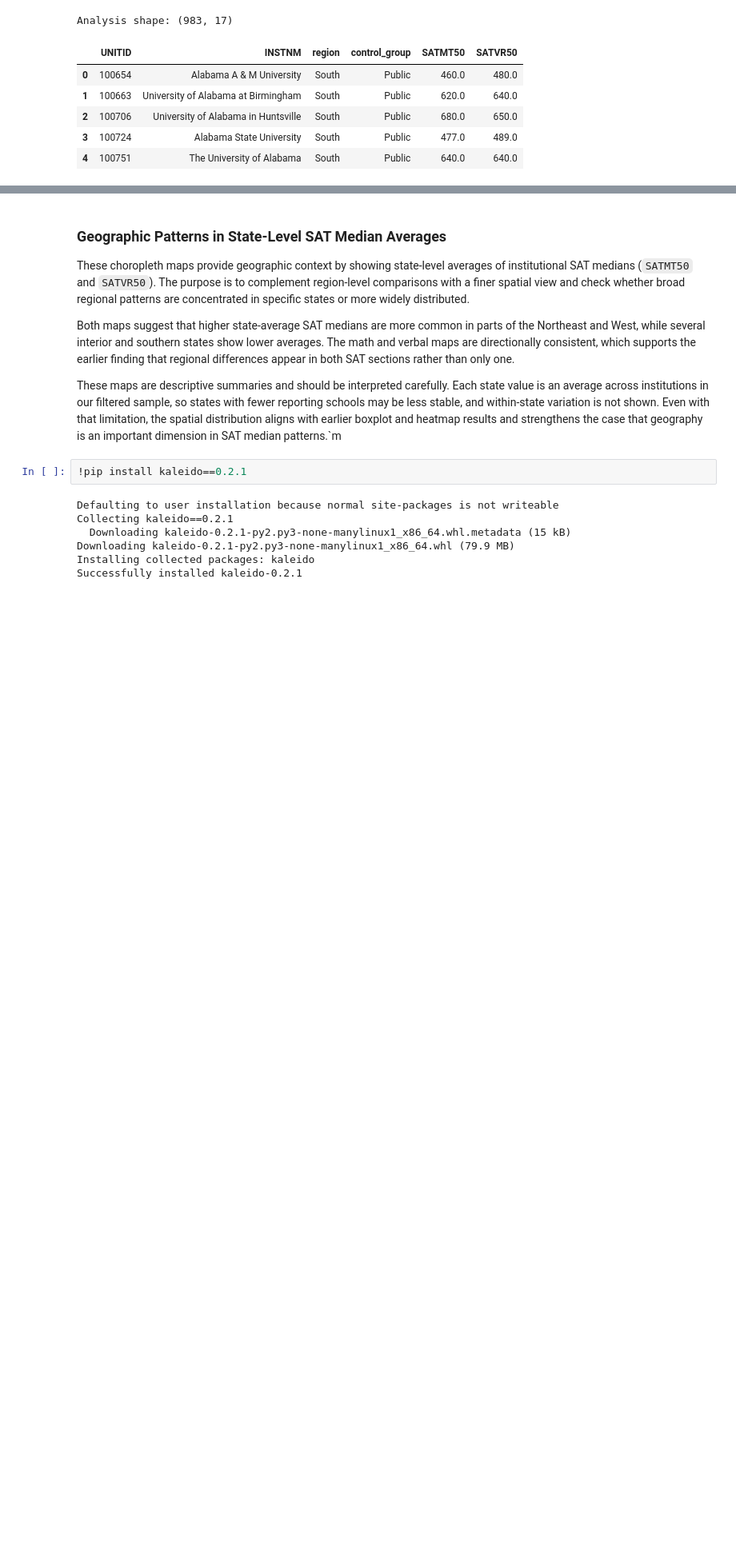
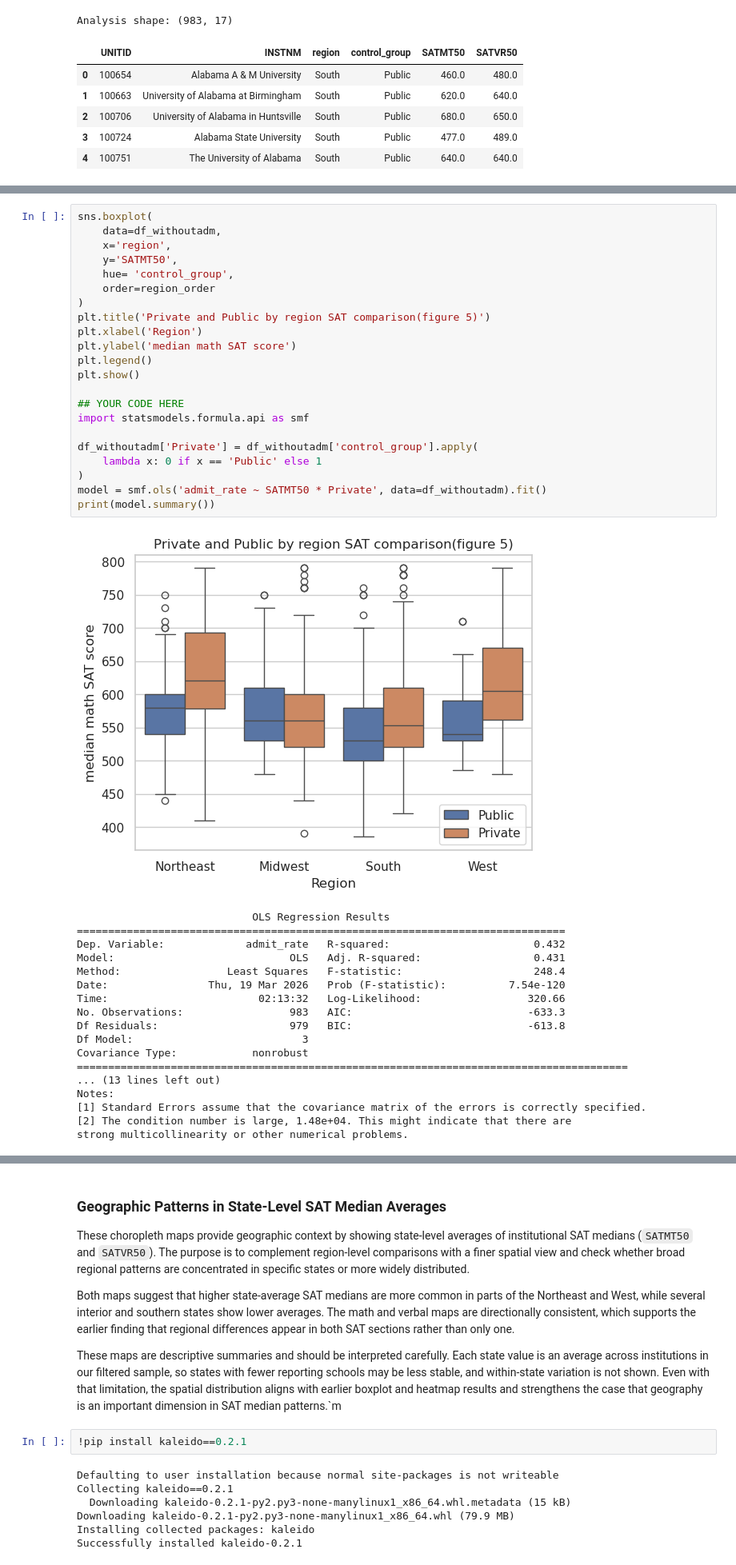
Before and after one commit to COGS108/Group065_WI26, a Jupyter notebook: 03-FinalProject.ipynb, the cells around one changed output, grey strips where cells are left out. Shown at 80% size. Saved outputs shown, nothing was run; the diff lists cells and outputs as text; blank space fills up the shorter version.

Commit message:
Refactoring of the Results to make everything there be used and look better.

```diff
--- a/03-FinalProject.ipynb
+++ b/03-FinalProject.ipynb
@@ -323,0 +401,41 @@ Analysis shape: (983, 17)
+# %%
+sns.boxplot(
+    data=df_withoutadm,
+    x='region',
+    y='SATMT50',
+    hue= 'control_group',
+    order=region_order
+)
+plt.title('Private and Public by region SAT comparison(figure 5)')
+plt.xlabel('Region')
+plt.ylabel('median math SAT score')
+plt.legend()
+plt.show()
+
+## YOUR CODE HERE
+import statsmodels.formula.api as smf
+
+df_withoutadm['Private'] = df_withoutadm['control_group'].apply(
+    lambda x: 0 if x == 'Public' else 1
+)
+model = smf.ols('admit_rate ~ SATMT50 * Private', data=df_withoutadm).fit()
+print(model.summary())
+# %% [output]
+[figure, added]
+                            OLS Regression Results
+==============================================================================
+Dep. Variable:             admit_rate   R-squared:                       0.432
+Model:                            OLS   Adj. R-squared:                  0.431
+Method:                 Least Squares   F-statistic:                     248.4
+Date:                Thu, 19 Mar 2026   Prob (F-statistic):          7.54e-120
+Time:                        02:13:32   Log-Likelihood:                 320.66
+No. Observations:                 983   AIC:                            -633.3
+Df Residuals:                     979   BIC:                            -613.8
+Df Model:                           3
+Covariance Type:            nonrobust
+========================================================================================
+... (13 lines left out)
+Notes:
+[1] Standard Errors assume that the covariance matrix of the errors is correctly specified.
+[2] The condition number is large, 1.48e+04. This might indicate that there are
+strong multicollinearity or other numerical problems.
```
Also changed, not shown: parts of 29 cells of this notebook.
